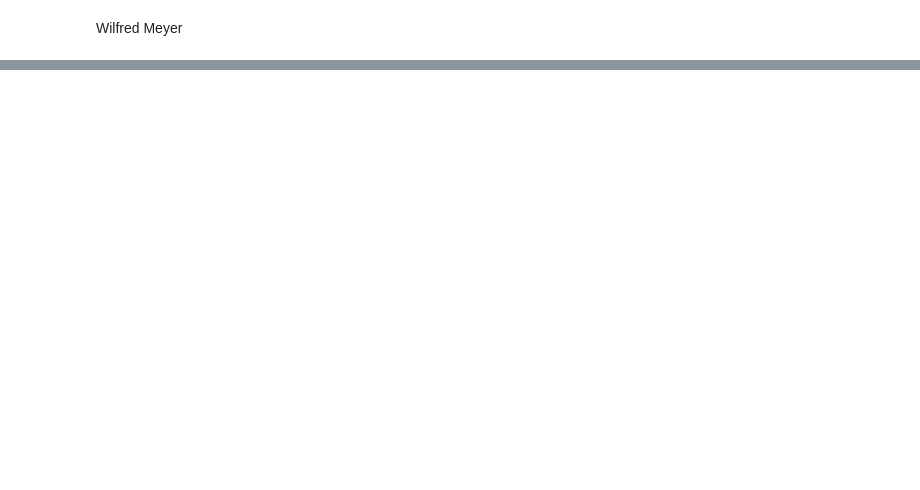
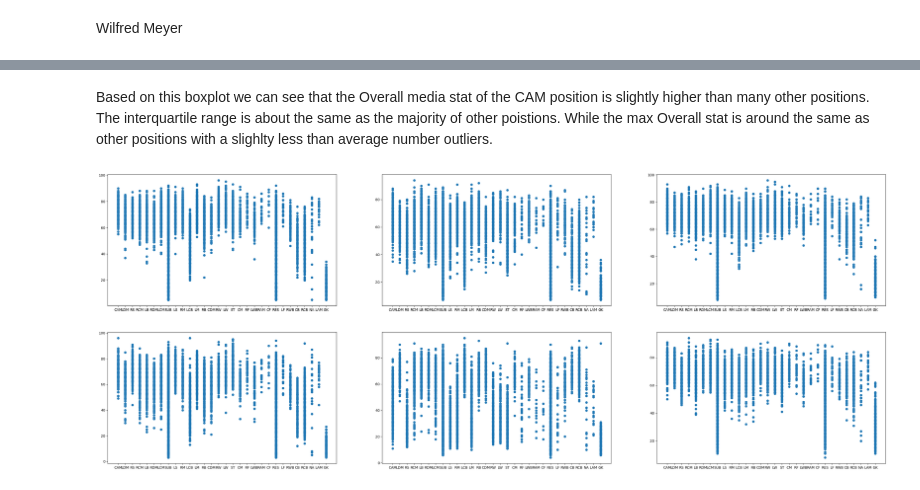
Before and after one commit to ubco-W2022T1-cosc301/project-group28, a Jupyter notebook: notebooks/analysis2.ipynb, the cells around one changed output, grey strips where cells are left out. Cells and saved outputs as stored; diff of their text form; code cells hidden in the pictures; blank space fills up the shorter version.

```diff
--- a/notebooks/analysis2.ipynb
+++ b/notebooks/analysis2.ipynb
@@ -7 +7,11 @@ I wish to find out who the lowest ranking players are in each position.
+# %%
+# Import libraries including custom library project_functions1 and instantiates a pandas dataframe
+import pandas as pd
+import numpy as np
+import matplotlib
+import matplotlib.pyplot as plt
+import seaborn as sns
+import project_functions1 as pf1
+
+df = pd.read_csv("../data/raw/FIFA22_official_data.csv")
 # %%
@@ -56,0 +34,8 @@ df.head()
+# %%
+# Cleans the pandas dataframe so that we can more effectively use it to answer the research question
+clean_df = df_clean(df)
+print(clean_df.head())
+print(clean_df.shape)
+print(clean_df.columns)
+
+print(df.Position.unique())
@@ -56,0 +66,20 @@ df.head()
+# %% [markdown]
+Based on this boxplot we can see that the Overall media stat of the CAM position is slightly higher than many other positions. The interquartile range is about the same as the majority of other poistions. While the max Overall stat is around the same as other positions with a slighlty less than average number outliers.
+# %%
+plt.figure(figsize=(40,15))
+plt.subplot(231)
+plt.scatter(clean_df['Position'],clean_df['Dribbling'])
+plt.subplot(232)
+plt.scatter(clean_df['Position'],clean_df['Crossing'])
+plt.subplot(233)
+plt.scatter(clean_df['Position'],clean_df['BallControl'])
+plt.subplot(234)
+plt.scatter(clean_df['Position'],clean_df['Positioning'])
+plt.subplot(235)
+plt.scatter(clean_df['Position'],clean_df['Interceptions'])
+plt.subplot(236)
+plt.scatter(clean_df['Position'],clean_df['ShortPassing'])
+
+plt.show()
+# %% [output]
+[figure, added]
```
Also changed, not shown: parts of 10 cells of this notebook.
